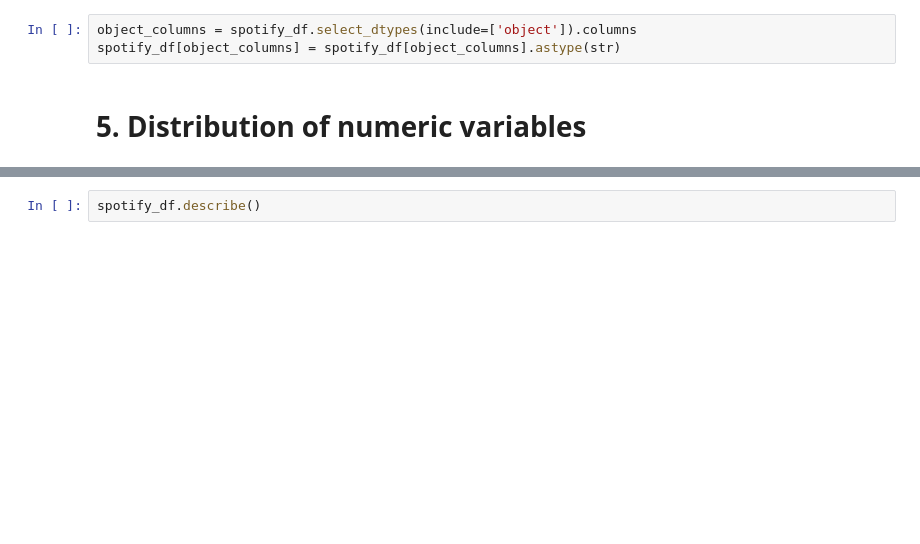
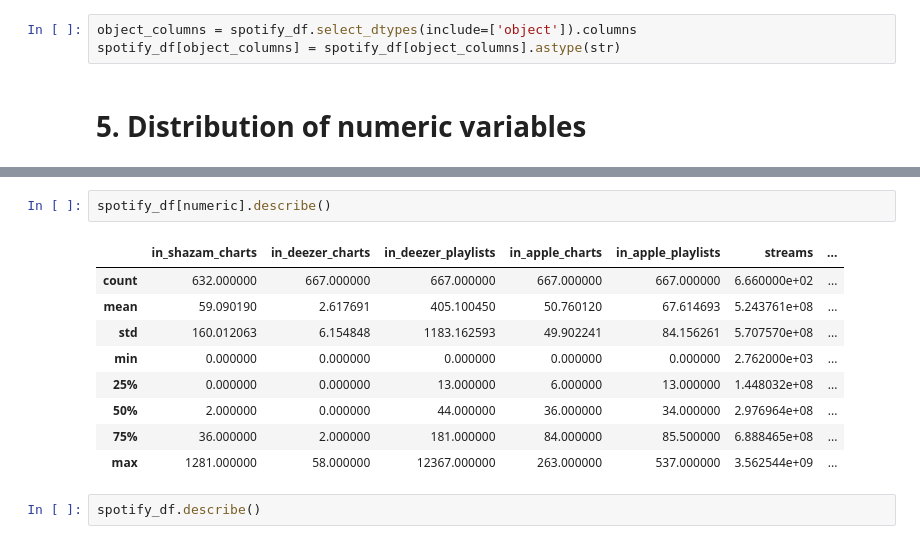
Before and after one commit to nataliachoszczyk/spotify-songs-clustering, a Jupyter notebook: EDA_KM1/EDA.ipynb, the cells around one changed output, grey strips where cells are left out. Cells and saved outputs as stored; diff of their text form; blank space fills up the shorter version.

```diff
--- a/EDA_KM1/EDA.ipynb
+++ b/EDA_KM1/EDA.ipynb
@@ -283,3 +281,15 @@ plt.show()
+# %%
+spotify_df[numeric].describe()
+# %% [output]
+|  | in_shazam_charts | in_deezer_charts | in_deezer_playlists | in_apple_charts | in_apple_playlists | streams | ... |
+| count | 632.000000 | 667.000000 | 667.000000 | 667.000000 | 667.000000 | 6.660000e+02 | ... |
+| mean | 59.090190 | 2.617691 | 405.100450 | 50.760120 | 67.614693 | 5.243761e+08 | ... |
+| std | 160.012063 | 6.154848 | 1183.162593 | 49.902241 | 84.156261 | 5.707570e+08 | ... |
+| min | 0.000000 | 0.000000 | 0.000000 | 0.000000 | 0.000000 | 2.762000e+03 | ... |
+| 25% | 0.000000 | 0.000000 | 13.000000 | 6.000000 | 13.000000 | 1.448032e+08 | ... |
+| 50% | 2.000000 | 0.000000 | 44.000000 | 36.000000 | 34.000000 | 2.976964e+08 | ... |
+| 75% | 36.000000 | 2.000000 | 181.000000 | 84.000000 | 85.500000 | 6.888465e+08 | ... |
+| max | 1281.000000 | 58.000000 | 12367.000000 | 263.000000 | 537.000000 | 3.562544e+09 | ... |
 # %%
 spotify_df.describe()
 # %% [output]
```
Also changed, not shown: parts of 1 cell of this notebook.
